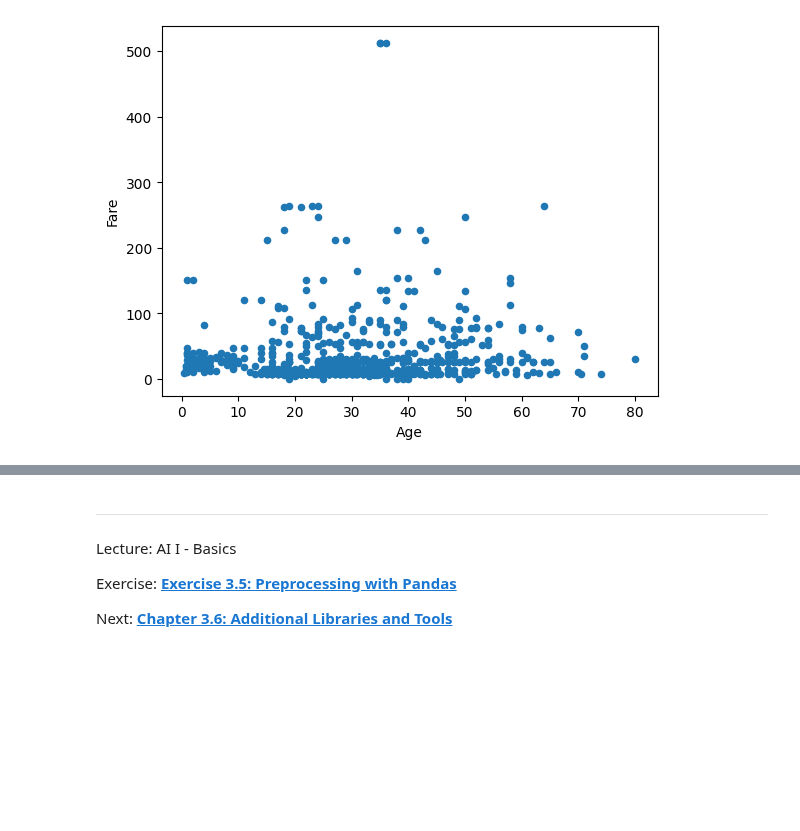
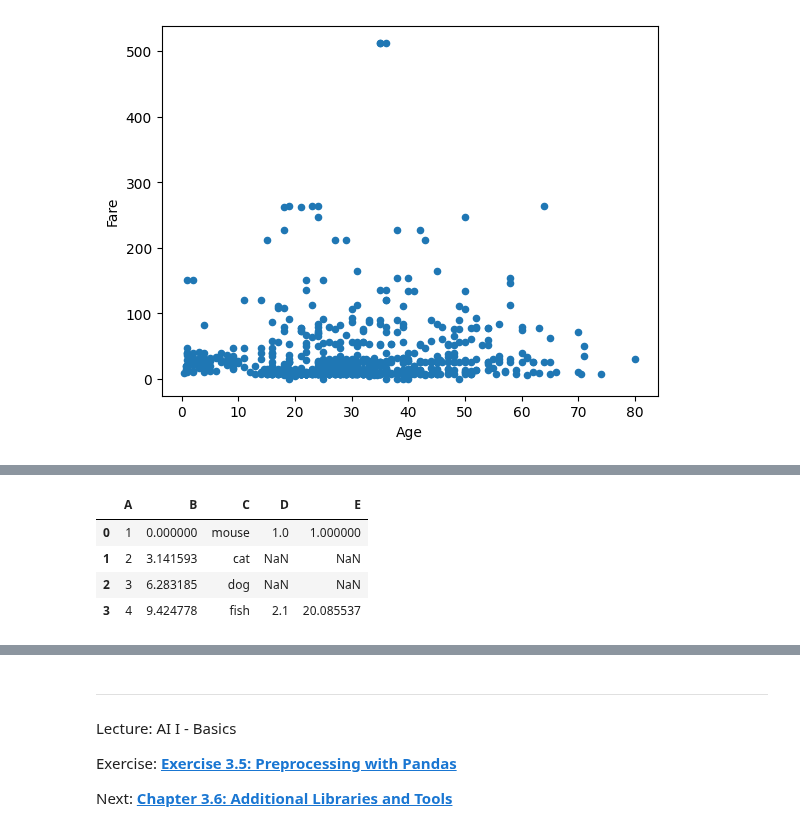
Before and after one commit to iLuckyW/lecture-ai-basics, a Jupyter notebook: chapter/03_data/05_preprocessing.ipynb, the cells around one changed output, grey strips where cells are left out. Saved outputs shown, nothing was run; the diff lists cells and outputs as text; code cells hidden in the pictures; blank space fills up the shorter version.

```diff
--- a/chapter/03_data/05_preprocessing.ipynb
+++ b/chapter/03_data/05_preprocessing.ipynb
@@ -1045,0 +1096,8 @@ titanic[['Age', 'Fare']].plot(kind='scatter', x='Age', y='Fare')
+# %%
+df1.merge(df2, how='left')
+# %% [output]
+|  | A | B | C | D | E |
+| 0 | 1 | 0.000000 | mouse | 1.0 | 1.000000 |
+| 1 | 2 | 3.141593 | cat | NaN | NaN |
+| 2 | 3 | 6.283185 | dog | NaN | NaN |
+| 3 | 4 | 9.424778 | fish | 2.1 | 20.085537 |
```
Also changed, not shown: parts of 18 cells of this notebook.
